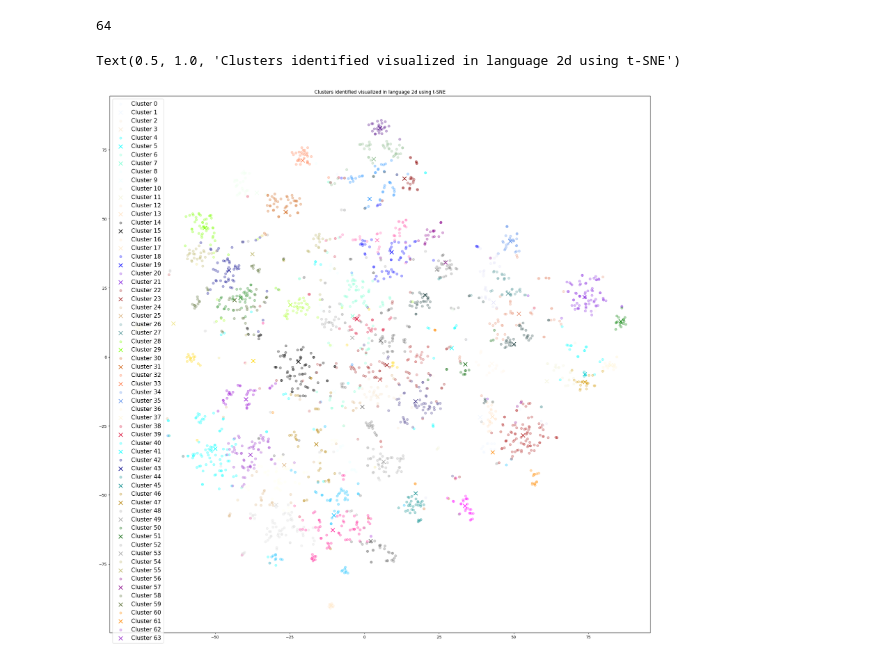
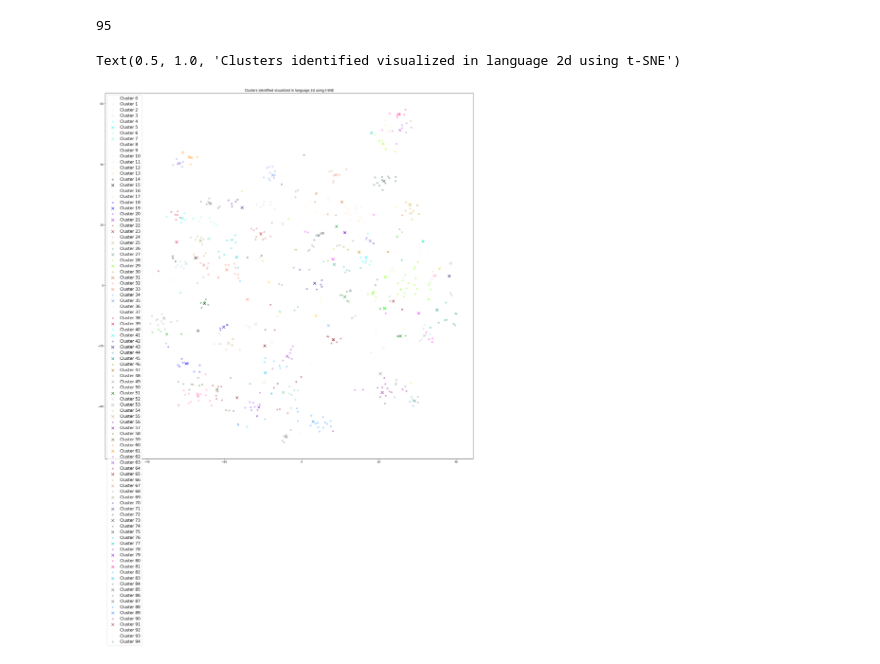
Before and after one commit to Code42Cate/funding, a Jupyter notebook: clustering.ipynb, the cells around one changed output. Drawn from its saved outputs; the diff is of its cells as text; code cells hidden in the pictures.

Commit message:
feat: wip clusters

```diff
--- a/clustering.ipynb
+++ b/clustering.ipynb
@@ -15,7 +15,7 @@ openai.api_key = os.getenv("OPENAI_API_KEY")
 COMPLETIONS_MODEL = "text-davinci-003"
 
 # This path leads to a file with data and precomputed embeddings
-embedding_path = "data/funding_public_funding_opportunities.csv"
+embedding_path = "data/funding_eu.csv"
 # %%
 df = pd.read_csv(embedding_path)
 # %%
@@ -50,7 +49,7 @@ plt.plot(cluster_results_km.index, cluster_results_km.SIL)
 n_clusters = cluster_results_km.SIL.idxmax()
 n_clusters
 # %% [output]
-64
+95
 # %%
 
 kmeans = KMeans(n_clusters=n_clusters, init="k-means++", random_state=42)
@@ -65,41 +64,42 @@ vis_dims2 = tsne.fit_transform(matrix)
 
 x = [x for x, y in vis_dims2]
 y = [y for x, y in vis_dims2]
-all_colors = mcolors.CSS4_COLORS
-colors = ["purple", "green", "red", "blue","yellow", "orange", "pink", "brown", "black", "gray", "cyan", "magenta", "olive", "lime", "teal", "aqua", "navy", "maroon", "fuchsia", "silver"]
-for category, color in enumerate(all_colors):
+
+for category, color in enumerate(mcolors.CSS4_COLORS):
     xs = np.array(x)[embedding_df.Cluster == category]
     ys = np.array(y)[embedding_df.Cluster == category]
     plt.scatter(xs, ys, color=color, alpha=0.3)
 
     avg_x = xs.mean()
     avg_y = ys.mean()
 
     plt.scatter(avg_x, avg_y, marker="x", color=color, s=100, edgecolors="black")
     # size of plot
-    plt.rcParams["figure.figsize"] = (25, 25)
+    plt.rcParams["figure.figsize"] = (250, 250)
 
-    """     # add label to the centerr of each cluster
+
+    """
+    # add label to the center of each cluster
     plt.text(
         x=avg_x,
         y=avg_y,
         s="Cluster {}".format(category),
         fontsize=25,
         horizontalalignment="center",
         verticalalignment="center",
         bbox=dict(facecolor="white", alpha=0.5),
     )
 
     """
     # legend
     plt.legend(
         ["Cluster {}".format(i) for i in range(n_clusters)],
         loc="upper left",
         prop={"size": 15},
     )
 
 plt.title("Clusters identified visualized in language 2d using t-SNE")
 # %% [output]
 Text(0.5, 1.0, 'Clusters identified visualized in language 2d using t-SNE')
-[figure, old version]
+[figure, new version]
 # %%
```
Also changed, not shown: parts of 3 cells of this notebook, 3 other files.
